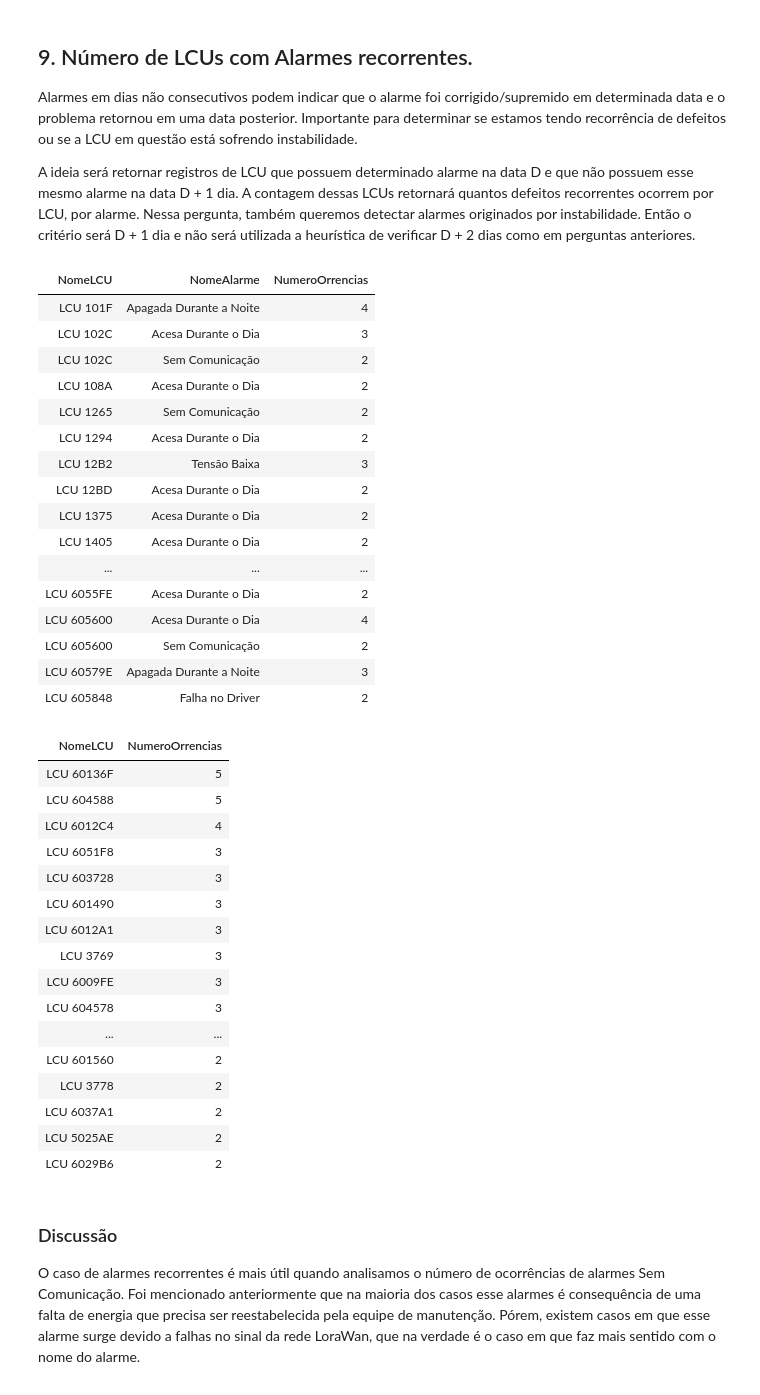
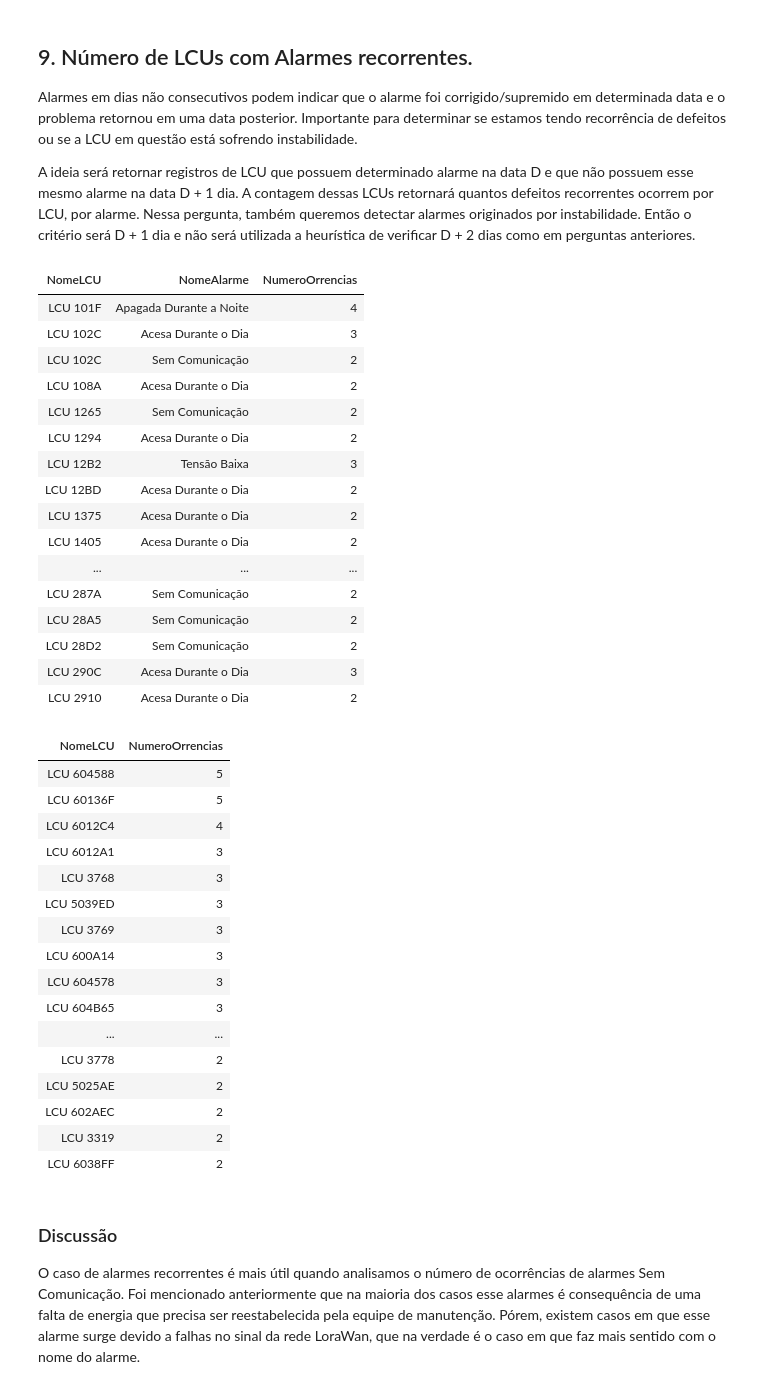
Before and after one commit to LucasDSF7/PUC-RIO-MVP-Eng-Dados, a Jupyter notebook: 3. Perguntas e Respostas MVP.ipynb, the cells around one changed output. Drawn from its saved outputs; the diff is of its cells as text; code cells hidden in the pictures.

Commit message:
Aplicando LIMIT 50 nos outputs;

```diff
--- a/3. Perguntas e Respostas MVP.ipynb
+++ b/3. Perguntas e Respostas MVP.ipynb
@@ -448,7 +452,8 @@ SELECT NomeLCU, NomeAlarme, count(NomeLCU) NumeroOrrencias
 FROM viewalarmesrecorrentes
 GROUP BY NomeLCU, NomeAlarme
 HAVING NumeroOrrencias > 1 -- Maior que 1 para mostrar apenas recorrentes.
-ORDER BY NomeLCU, NumeroOrrencias DESC;
+ORDER BY NomeLCU, NumeroOrrencias DESC
+LIMIT 50;
 # %% [output]
 | NomeLCU | NomeAlarme | NumeroOrrencias |
 | LCU 101F | Apagada Durante a Noite | 4 |
@@ -462,37 +467,38 @@ ORDER BY NomeLCU, NumeroOrrencias DESC;
 | LCU 1375 | Acesa Durante o Dia | 2 |
 | LCU 1405 | Acesa Durante o Dia | 2 |
 | ... | ... | ... |
-| LCU 6055FE | Acesa Durante o Dia | 2 |
-| LCU 605600 | Acesa Durante o Dia | 4 |
-| LCU 605600 | Sem Comunicação | 2 |
-| LCU 60579E | Apagada Durante a Noite | 3 |
-| LCU 605848 | Falha no Driver | 2 |
+| LCU 287A | Sem Comunicação | 2 |
+| LCU 28A5 | Sem Comunicação | 2 |
+| LCU 28D2 | Sem Comunicação | 2 |
+| LCU 290C | Acesa Durante o Dia | 3 |
+| LCU 2910 | Acesa Durante o Dia | 2 |
 # %%
 %sql
 SELECT NomeLCU, count(NomeLCU) NumeroOrrencias
 FROM viewalarmesrecorrentes
 WHERE NomeAlarme = 'Sem Comunicação'
 GROUP BY NomeLCU
 HAVING NumeroOrrencias > 1
-ORDER BY NumeroOrrencias DESC;
+ORDER BY NumeroOrrencias DESC
+LIMIT 50;
 # %% [output]
 | NomeLCU | NumeroOrrencias |
+| LCU 604588 | 5 |
 | LCU 60136F | 5 |
-| LCU 604588 | 5 |
 | LCU 6012C4 | 4 |
-| LCU 6051F8 | 3 |
-| LCU 603728 | 3 |
-| LCU 601490 | 3 |
 | LCU 6012A1 | 3 |
+| LCU 3768 | 3 |
+| LCU 5039ED | 3 |
 | LCU 3769 | 3 |
-| LCU 6009FE | 3 |
+| LCU 600A14 | 3 |
 | LCU 604578 | 3 |
+| LCU 604B65 | 3 |
 | ... | ... |
-| LCU 601560 | 2 |
 | LCU 3778 | 2 |
-| LCU 6037A1 | 2 |
 | LCU 5025AE | 2 |
-| LCU 6029B6 | 2 |
+| LCU 602AEC | 2 |
+| LCU 3319 | 2 |
+| LCU 6038FF | 2 |
 # %% [markdown]
 ### Discussão
 
```
Also changed, not shown: parts of 12 cells of this notebook.
